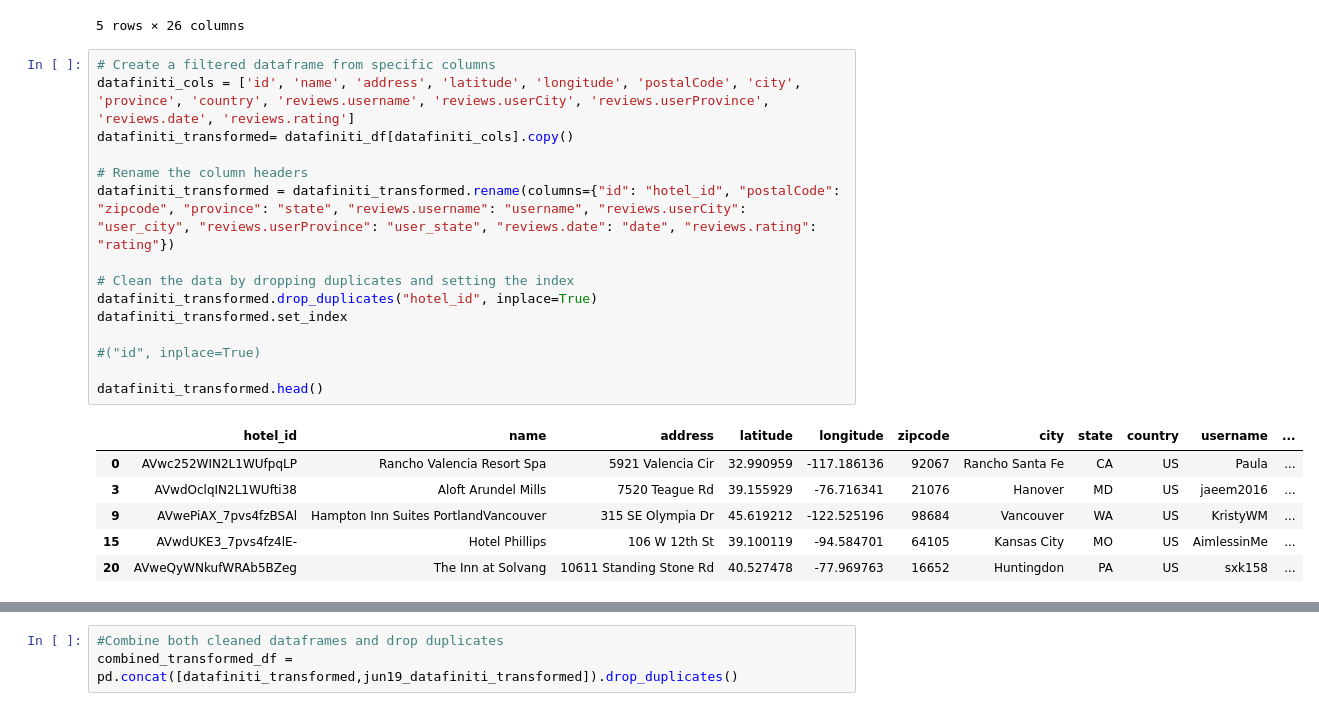
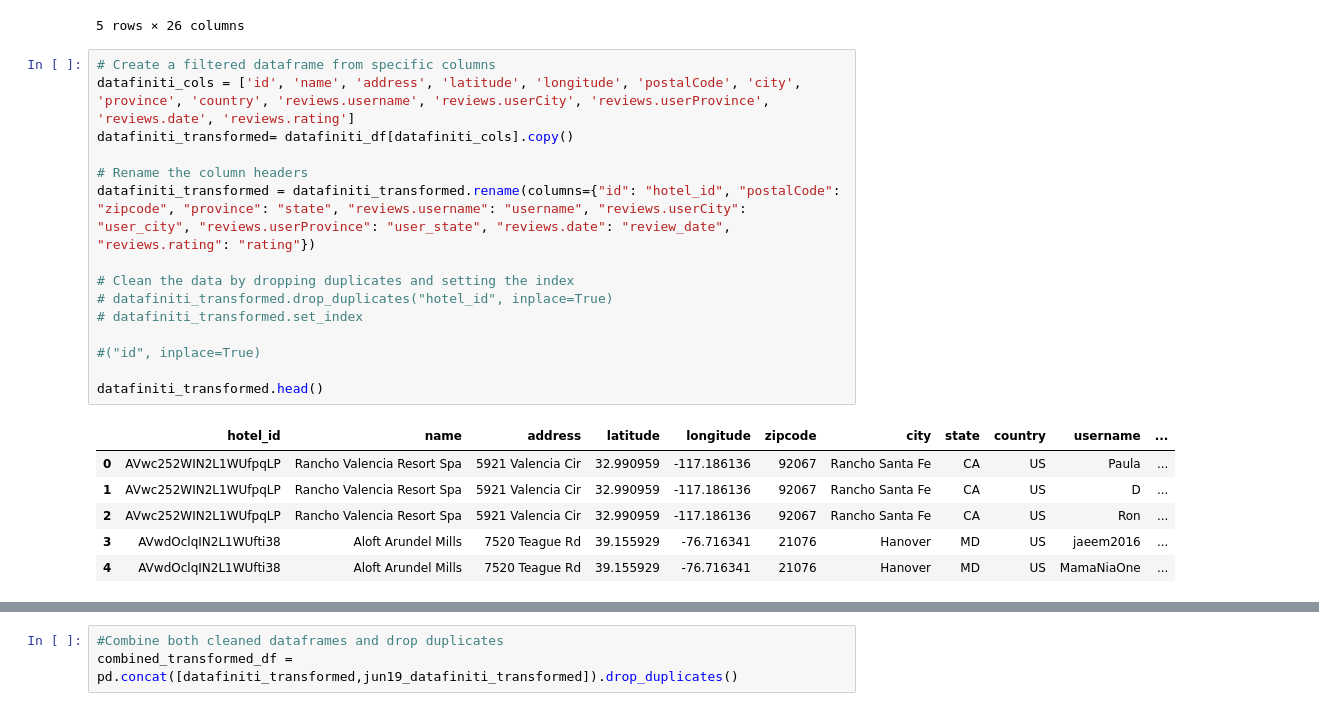
Before and after one commit to Pinkjewels7/ETL-Project, a Jupyter notebook: Hotel_Reviews_ETL.ipynb, the cells around one changed output, grey strips where cells are left out. Saved outputs shown, nothing was run; the diff lists cells and outputs as text.

Commit message:
These are the updated files for the project
We corrected the issues that plagued us earlier in the project by fixing the index issue and also correcting the parent-child issue.

```diff
--- a/Hotel_Reviews_ETL.ipynb
+++ b/Hotel_Reviews_ETL.ipynb
@@ -31,25 +31,25 @@ jun19_datafiniti_df.head()
 # %%
 # Create a filtered dataframe from specific columns
 datafiniti_cols = ['id', 'name', 'address', 'latitude', 'longitude', 'postalCode', 'city', 'province', 'country', 'reviews.username', 'reviews.userCity', 'reviews.userProvince', 'reviews.date', 'reviews.rating']
 datafiniti_transformed= datafiniti_df[datafiniti_cols].copy()
 
 # Rename the column headers
-datafiniti_transformed = datafiniti_transformed.rename(columns={"id": "hotel_id", "postalCode": "zipcode", "province": "state", "reviews.username": "username", "reviews.userCity": "user_city", "reviews.userProvince": "user_state", "reviews.date": "date", "reviews.rating": "rating"})
+datafiniti_transformed = datafiniti_transformed.rename(columns={"id": "hotel_id", "postalCode": "zipcode", "province": "state", "reviews.username": "username", "reviews.userCity": "user_city", "reviews.userProvince": "user_state", "reviews.date": "review_date", "reviews.rating": "rating"})
 
 # Clean the data by dropping duplicates and setting the index
-datafiniti_transformed.drop_duplicates("hotel_id", inplace=True)
-datafiniti_transformed.set_index
+# datafiniti_transformed.drop_duplicates("hotel_id", inplace=True)
+# datafiniti_transformed.set_index
 
 #("id", inplace=True)
 
 datafiniti_transformed.head()
 # %% [output]
 |  | hotel_id | name | address | latitude | longitude | zipcode | city | state | country | username | ... |
 | 0 | AVwc252WIN2L1WUfpqLP | Rancho Valencia Resort Spa | 5921 Valencia Cir | 32.990959 | -117.186136 | 92067 | Rancho Santa Fe | CA | US | Paula | ... |
+| 1 | AVwc252WIN2L1WUfpqLP | Rancho Valencia Resort Spa | 5921 Valencia Cir | 32.990959 | -117.186136 | 92067 | Rancho Santa Fe | CA | US | D | ... |
+| 2 | AVwc252WIN2L1WUfpqLP | Rancho Valencia Resort Spa | 5921 Valencia Cir | 32.990959 | -117.186136 | 92067 | Rancho Santa Fe | CA | US | Ron | ... |
 | 3 | AVwdOclqIN2L1WUfti38 | Aloft Arundel Mills | 7520 Teague Rd | 39.155929 | -76.716341 | 21076 | Hanover | MD | US | jaeem2016 | ... |
-| 9 | AVwePiAX_7pvs4fzBSAl | Hampton Inn Suites PortlandVancouver | 315 SE Olympia Dr | 45.619212 | -122.525196 | 98684 | Vancouver | WA | US | KristyWM | ... |
-| 15 | AVwdUKE3_7pvs4fz4lE- | Hotel Phillips | 106 W 12th St | 39.100119 | -94.584701 | 64105 | Kansas City | MO | US | AimlessinMe | ... |
-| 20 | AVweQyWNkufWRAb5BZeg | The Inn at Solvang | 10611 Standing Stone Rd | 40.527478 | -77.969763 | 16652 | Huntingdon | PA | US | sxk158 | ... |
+| 4 | AVwdOclqIN2L1WUfti38 | Aloft Arundel Mills | 7520 Teague Rd | 39.155929 | -76.716341 | 21076 | Hanover | MD | US | MamaNiaOne | ... |
 # %%
 datafiniti_transformed.dtypes
 # %% [output]
```
Also changed, not shown: parts of 12 cells of this notebook, 1 other file.
